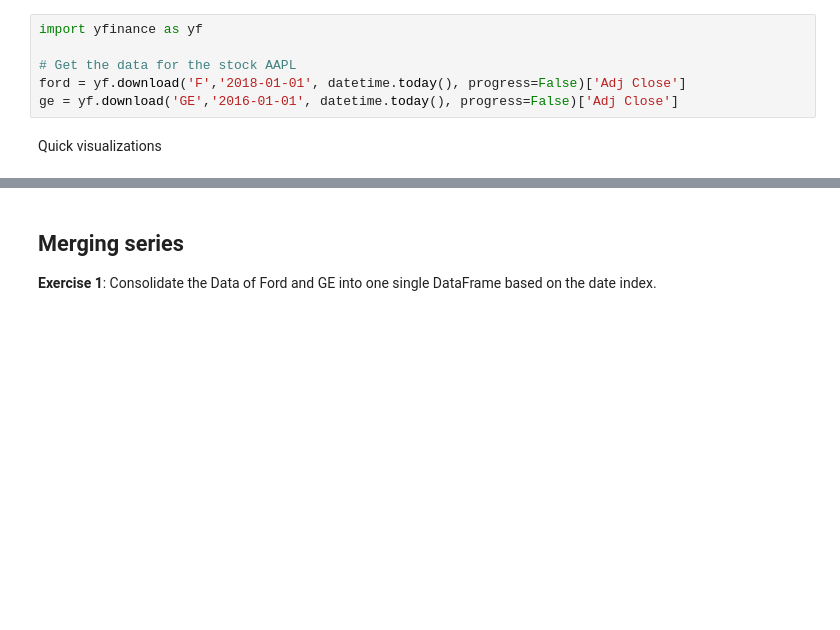
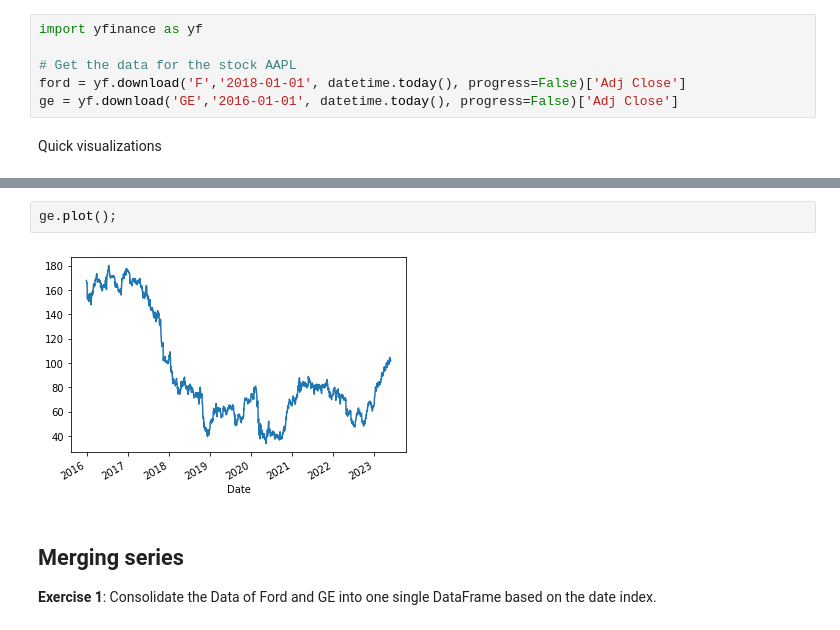
Before and after one commit to rubenkerkhofs/trading_algorithms_python, a Jupyter notebook: exercises/2. Data Analytics in Python/3. Pandas - Time series.ipynb, the cells around one changed output, grey strips where cells are left out. Drawn from its saved outputs; the diff is of its cells as text; blank space fills up the shorter version.

```diff
--- a/exercises/2. Data Analytics in Python/3. Pandas - Time series.ipynb
+++ b/exercises/2. Data Analytics in Python/3. Pandas - Time series.ipynb
@@ -17,3 +21,7 @@ Quick visualizations
+# %%
+ge.plot();
+# %% [output]
+[figure, added]
 # %% [markdown]
 ## Merging series
 **Exercise 1**: Consolidate the Data of Ford and GE into one single DataFrame based on the date index.
```
Also changed, not shown: parts of 12 cells of this notebook, 19 other files.
